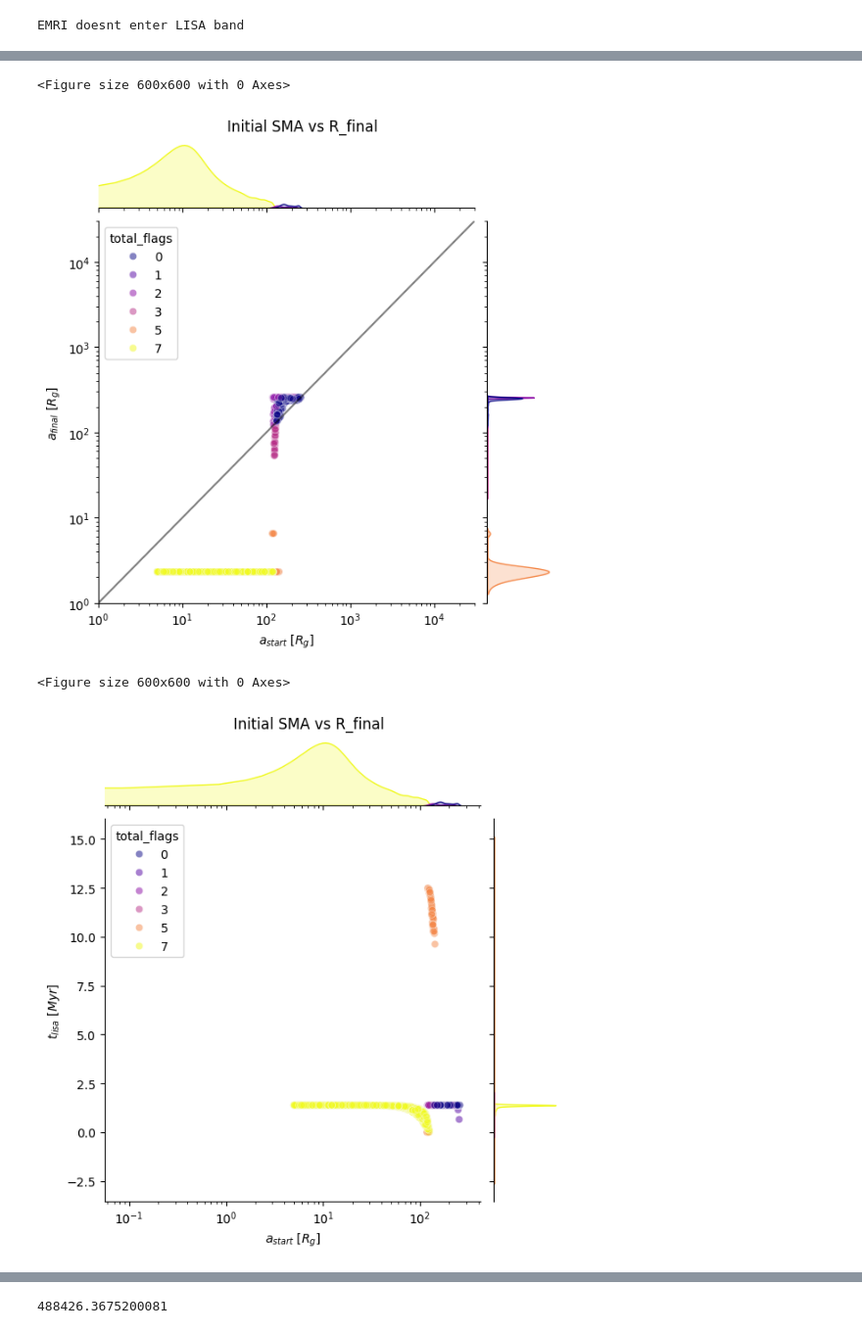
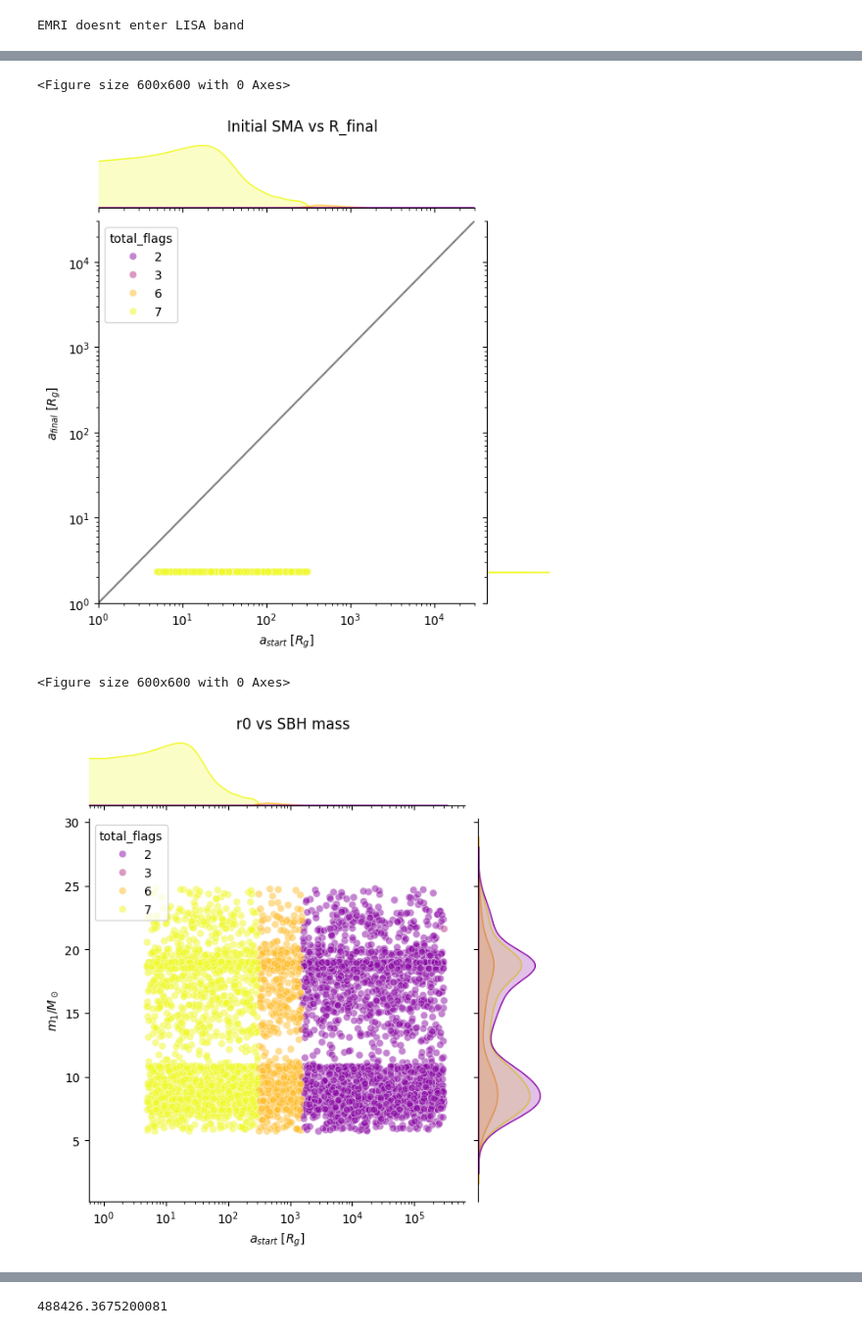
Before and after one commit to jt-stevenson/EMRIs_test, a Jupyter notebook: EMRIs_plots.ipynb, the cells around one changed output, grey strips where cells are left out. Shown at 98% size. Cells and saved outputs as stored; diff of their text form; code cells hidden in the pictures.

```diff
--- a/EMRIs_plots.ipynb
+++ b/EMRIs_plots.ipynb
@@ -9,5 +9,10 @@ import binary_formation_distribution_V8 as myscript
 import NT_disk_Eqns_V1 as jscript
 import pagn.constants as ct
 # %%
-filename1 = "EMRIs_Jupiter_2/SG/alpha_0.01/EMRIs_G23_1g_1000_events_with_GW.txt"
-filename = "EMRIs_Jupiter_2/c_121606/SG/alpha_0.01/EMRIs_G23_1g_5000_events_with_GW.txt"
+c=663176
+
+dir=f'EMRIs_Jupiter_2/c_{c}/SG/alpha_0.01/'
+
+filename = f"EMRIs_Jupiter_2/c_{c}/SG/alpha_0.01/EMRIs_G23_1g_5000_events_with_GW.txt"
+
+MBH, T = np.genfromtxt("SMBHmass_local_AGNlifetime_pairs.txt", unpack=True, skip_header=3)
@@ -465,11 +301,11 @@ plt.xlim(1, 3e4)
 plt.ylim(1, 3e4)
 
 fig.tight_layout()
-plt.savefig(f'{dir}/sma_final_{N}_SMBH_{data["logMBH/Msun"][0]}.pdf')
+plt.savefig(f'{dir}/sma_final_{N}_SMBH_{Mbh:.1e}.pdf')
 plt.show()
 # %% [output]
 <Figure size 600x600 with 0 Axes>
-[figure, old version]
+[figure, new version]
 # %%
 # Function to make 1 scatter + marginal histograms
 def plot_with_marginals(fig, data, x, y, is_emri, xlabel, ylabel, title, logx=False, logy=False):
@@ -493,25 +329,25 @@ def plot_with_marginals(fig, data, x, y, is_emri, xlabel, ylabel, title, logx=Fa
 # %%
 fig = plt.figure(figsize=(6, 6))
 
 # Plot 3: r0 vs chi_eff
 plot_with_marginals(
     fig, data,
     x="r0/Rg",
-    y="t_lisa/Myr",
+    y="m1/Msun",
     is_emri="total_flags",
     xlabel=r'$a_{start}$ [$R_g$]',
-    ylabel=r'$t_{lisa}$ [$Myr$]',
-    title='Initial SMA vs R_final',
+    ylabel=r'$m_1 / M_\odot$',
+    title='r0 vs SBH mass',
     logx=True,
     logy=False
 )
 
 fig.tight_layout()
-plt.savefig(f'{dir}/sma_tlisa_{N}_SMBH_{data["logMBH/Msun"][0]}.pdf')
+plt.savefig(f'{dir}/sma_sbh_{N}_SMBH_{Mbh:.1e}.pdf')
 plt.show()
 # %% [output]
 <Figure size 600x600 with 0 Axes>
-[figure, old version]
+[figure, new version]
 # %%
 dried_emri_group=groups.get_group(5)['m1/Msun']
 dried_emri_group1=groups.get_group(5)['t_lisa/Myr']
```
Also changed, not shown: parts of 21 cells of this notebook, 4 other files.
